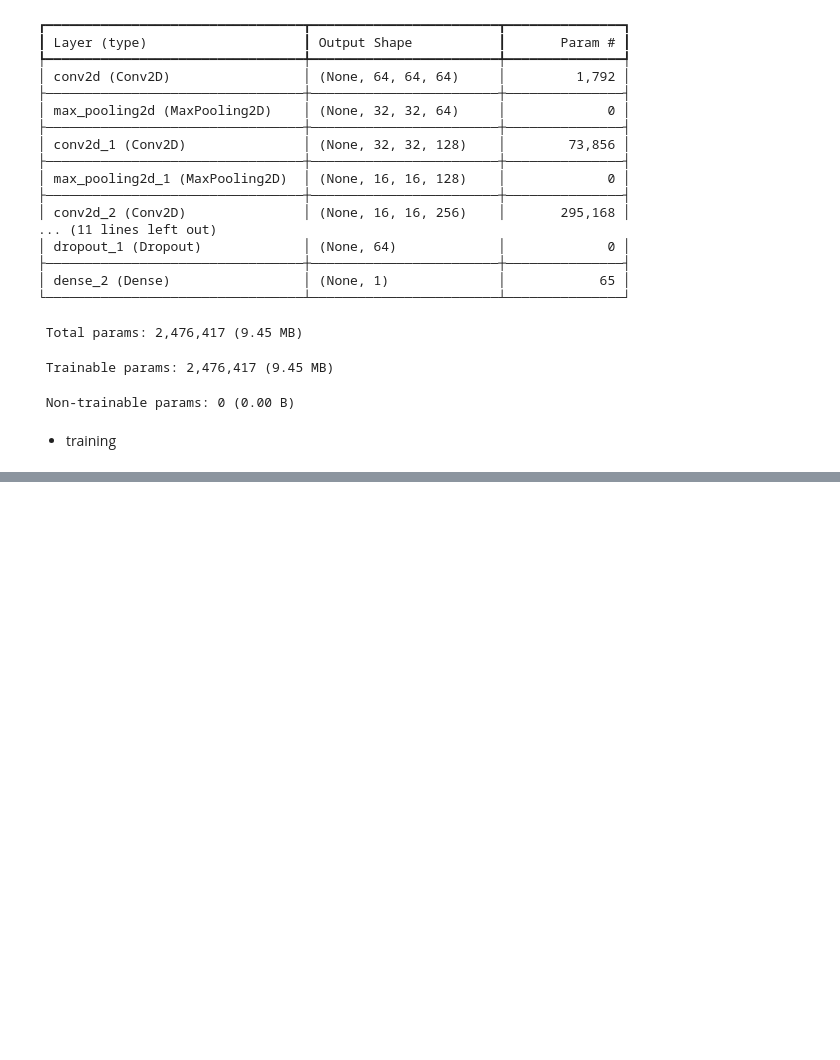
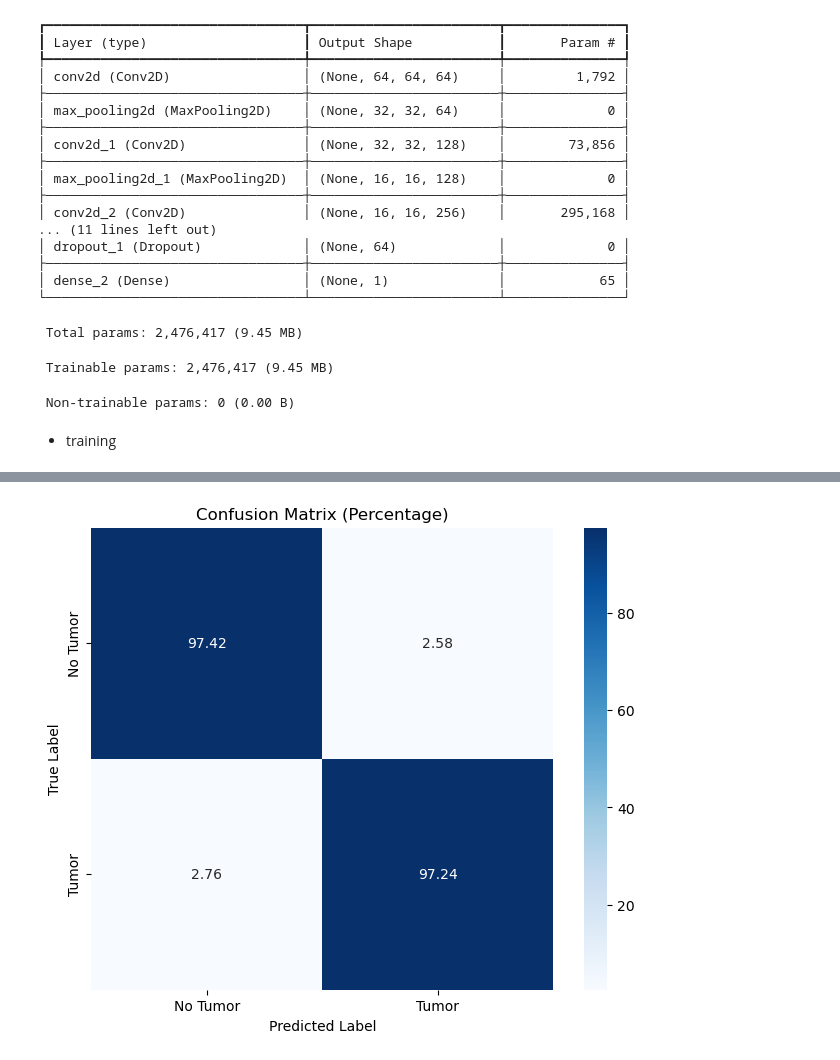
Before and after one commit to adam-langowski/AI-Health-Check, a Jupyter notebook: notebooks/brain_tumor.ipynb, the cells around one changed output, grey strips where cells are left out. Saved outputs shown, nothing was run; the diff lists cells and outputs as text; code cells hidden in the pictures; blank space fills up the shorter version.

```diff
--- a/notebooks/brain_tumor.ipynb
+++ b/notebooks/brain_tumor.ipynb
@@ -218,0 +277,18 @@ Restoring model weights from the end of the best epoch: 16.
+# %%
+y_pred = brain_model.predict(X_valid).round()
+y_pred = y_pred.reshape(-1)
+y_true = y_valid
+
+cm = confusion_matrix(y_true, y_pred)
+
+cm_percentage = cm.astype('float') / cm.sum(axis=1)[:, np.newaxis] * 100
+
+plt.figure(figsize=(8, 6))
+labels = ['No Tumor', 'Tumor']
+sns.heatmap(cm_percentage, annot=True, fmt='.2f', cmap='Blues', cbar=True, square=True,
+            xticklabels=labels, yticklabels=labels)
+plt.xlabel('Predicted Label')
+plt.ylabel('True Label')
+plt.title('Confusion Matrix (Percentage)')
+plt.show()
+# %% [output]
@@ -218,0 +296 @@ Restoring model weights from the end of the best epoch: 16.
+[figure, added]
```
Also changed, not shown: parts of 9 cells of this notebook, 2 other files.
